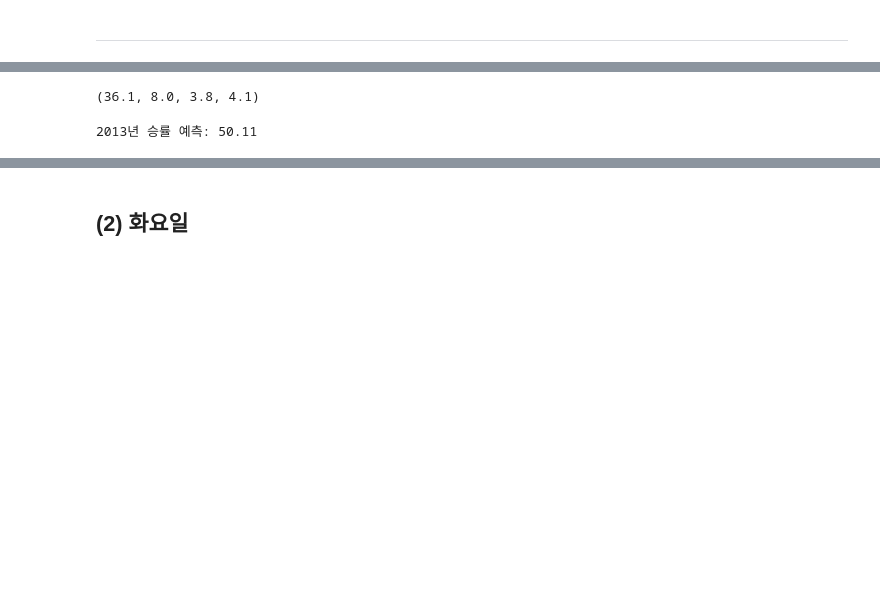
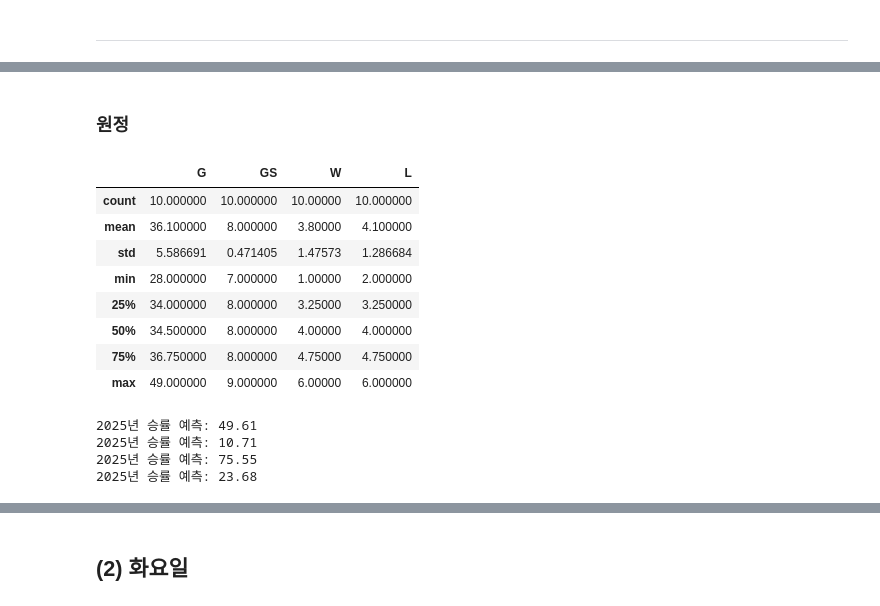
Before and after one commit to IAMKIMEUNSEO/predict2025_kbo_lgtwins_winning_rate, a Jupyter notebook: lgtwins.ipynb, the cells around one changed output, grey strips where cells are left out. Cells and saved outputs as stored; diff of their text form; code cells hidden in the pictures; blank space fills up the shorter version.

```diff
--- a/lgtwins.ipynb
+++ b/lgtwins.ipynb
@@ -953,42 +866,70 @@ MAE: 1.2701
 R² Score: 1.0000
 MSE: 0.0000
 MAE: 0.0000
-# %%
-df_kiaA.G.mean(), df_kiaA.GS.mean(), df_kiaA.W.mean(), df_kiaA.L.mean()
-# %% [output]
-(36.1, 8.0, 3.8, 4.1)
+# %% [markdown]
+### 원정
+# %%
+df_kiaA[['G', 'GS', 'W', 'L']].describe()
+#[[36, 8, 4, 4]]    →   [[평균, 평균, 평균, 평균]]
+#[[36, 8, 1, 7]]    →   [[평균, 평균, 최소, 추정]]
+#[[36, 8, 6, 2]]    →   [[평균, 평균, 최대, 최소]]
+#[[36, 8, 2, 6]]    →   [[평균, 평균, 추정, 최대]]
+# %% [output]
+|  | G | GS | W | L |
+| count | 10.000000 | 10.000000 | 10.00000 | 10.000000 |
+| mean | 36.100000 | 8.000000 | 3.80000 | 4.100000 |
+| std | 5.586691 | 0.471405 | 1.47573 | 1.286684 |
+| min | 28.000000 | 7.000000 | 1.00000 | 2.000000 |
+| 25% | 34.000000 | 8.000000 | 3.25000 | 3.250000 |
+| 50% | 34.500000 | 8.000000 | 4.00000 | 4.000000 |
+| 75% | 36.750000 | 8.000000 | 4.75000 | 4.750000 |
+| max | 49.000000 | 9.000000 | 6.00000 | 6.000000 |
 # %%
-#원정
 game = np.array(df_kiaA[['G', 'GS', 'W', 'L']]) #(출장, 게임, 승, 패)
-record = np.array(df_kiaA.iloc[:, :-5]) #기록(RS, OPS, ERA, RS9, AVG, R< S, IP, WHIP, ER, HR, SO, H, SF, OBP)
+record = np.array(df_kiaA.iloc[:, :-5]) #기록('RS', 'RS9', 'R', 'HR', 'H', 'OPS', 'ERA', 'AVG', 'S', 'IP')
 winning_rate = np.array(df_kiaA['winning_rate']) #승률
 
 x_game = game   #게임수
-y_record = record   #기록(RS, OPS, ERA, RS9, AVG, R< S, IP, WHIP, ER, HR, SO, H, SF, OBP)
+y_record = record   #기록('RS', 'RS9', 'R', 'HR', 'H', 'OPS', 'ERA', 'AVG', 'S', 'IP')
 
 #기록 예측 모델
 model_record = LinearRegression()   #생성
 model_record.fit(x_game, y_record)   #학습
 
-#2013년 기록 예측
-pred_record = model_record.predict([[36, 8, 4, 4]])[0]
-pred_RS, pred_OPS, pred_ERA, pred_RS9, pred_AVG, pred_R, pred_S, pred_IP, pred_WHIP, pred_ER, pred_HR, pred_SO, pred_H, pred_SF, pred_OBP = pred_record
+#예측할 데이터 리스트
+predict_games = [
+    [36, 8, 4, 4],  #→   [[평균, 평균, 평균, 평균]]
+    [36, 8, 1, 7],  #→   [[평균, 평균, 최소, 추정]]
+    [36, 8, 6, 2],  #→   [[평균, 평균, 최대, 최소]]
+    [36, 8, 2, 6]   #→   [[평균, 평균, 추정, 최대]]
+]
 
-#승률 예측 모델
-x = record
-y = winning_rate
-model_winning_rate = LinearRegression()
-model_winning_rate.fit(x, y)
+#승률 예측 담을 리스트
+pred_kiaA_list = []
 
-#예측 데이터
-pred_x = np.array([[
-    pred_RS, pred_OPS, pred_ERA, pred_RS9, pred_AVG,
-    pred_R, pred_S, pred_IP, pred_WHIP, pred_ER,
-    pred_HR, pred_SO, pred_H, pred_SF, pred_OBP
-]])
+#2025년 기록 예측
+for game_data in predict_games:
+    pred_record = model_record.predict([game_data])[0]
+    pred_RS, pred_RS9, pred_R, pred_HR, pred_H, pred_OPS, pred_ERA, pred_AVG, pred_S, pred_IP = pred_record
 
-#승률 예측
-predicted_kiaA = model_winning_rate.predict(pred_x)[0]
-print(f"2013년 승률 예측: {predicted_kiaH:.2f}")
+    #승률 예측 모델
+    x = record
+    y = winning_rate
+    model_winning_rate = LinearRegression()
+    model_winning_rate.fit(x, y)
+
+    #예측 데이터
+    pred_x = np.array([[
+        pred_RS, pred_RS9, pred_R, pred_HR, pred_H,
+        pred_OPS, pred_ERA, pred_AVG, pred_S, pred_IP
+    ]])
+
+    #승률 예측
+    predicted_kiaA = model_winning_rate.predict(pred_x)[0].round(2)
+    pred_kiaA_list.append(predicted_kiaA)    #리스트에 추가
+    print(f"2025년 승률 예측: {predicted_kiaA:}")
 # %% [output]
-2013년 승률 예측: 50.11
+2025년 승률 예측: 49.61
+2025년 승률 예측: 10.71
+2025년 승률 예측: 75.55
+2025년 승률 예측: 23.68
```
Also changed, not shown: parts of 13 cells of this notebook.
